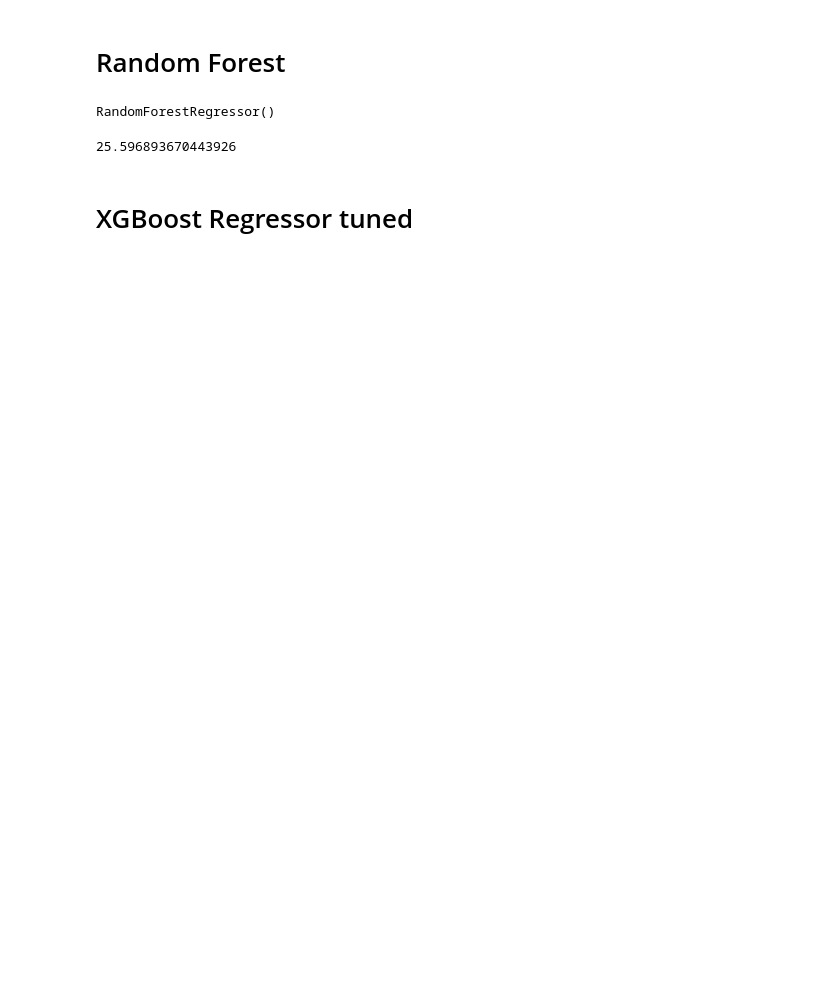
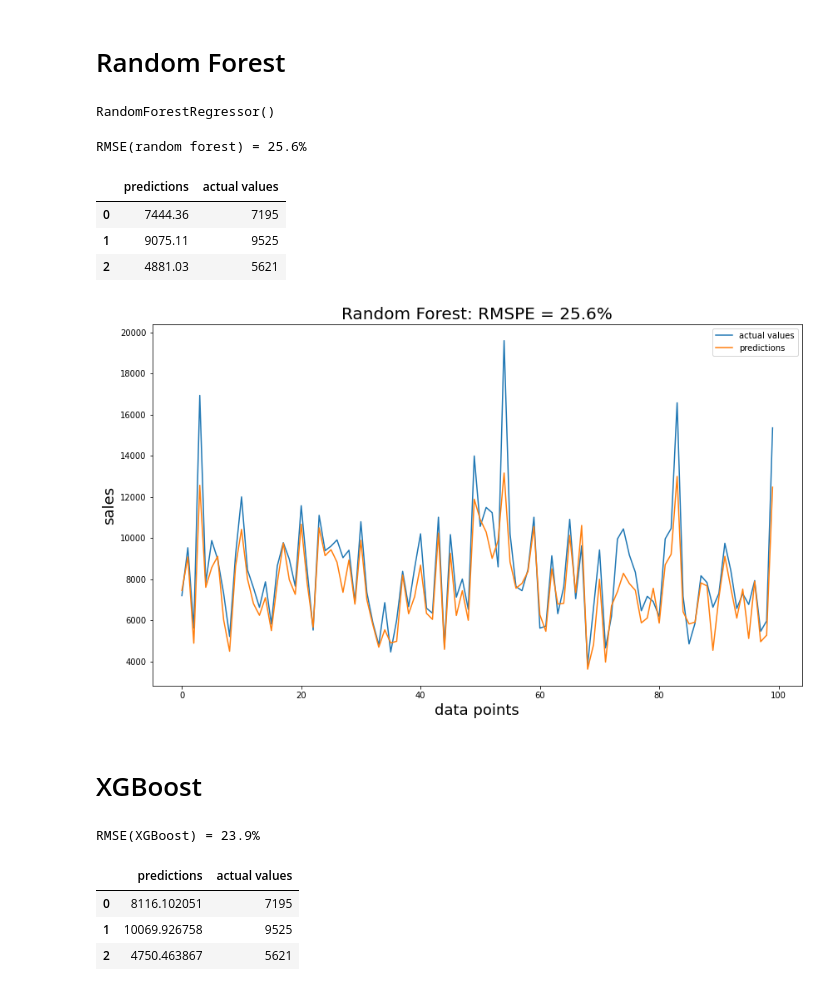
Before and after one commit to albertojulian/rossman-sales-pred, a Jupyter notebook: pipeline.ipynb, the cells around one changed output. Drawn from its saved outputs; the diff is of its cells as text; code cells hidden in the pictures; blank space fills up the shorter version.

```diff
--- a/pipeline.ipynb
+++ b/pipeline.ipynb
@@ -161,3 +147,36 @@ RandomForestRegressor()
 # %%
 # prediction
 y_pred = rf.predict(X_test)
+# %%
+# calculating the metrics
+rmspe = metric(np.array(y_pred), np.array(y_test))
+print(f'RMSE(random forest) = {round(rmspe, 1)}%')
+# %% [output]
+RMSE(random forest) = 25.6%
+# %%
+# create a datraframe containing predicted and actual values
+pred_actual = pd.DataFrame({'predictions':y_pred,'actual values':y_test})
+pred_actual = pred_actual.reset_index(drop=True)
+pred_actual.head(3)
+# %% [output]
+|  | predictions | actual values |
+| 0 | 7444.36 | 7195 |
+| 1 | 9075.11 | 9525 |
+| 2 | 4881.03 | 5621 |
+# %%
+# use previously created dataframe to make a plot
+# comparing predictions with actual values for the first n datapoints
+n_points = 100
+
+plt.figure(figsize=(14,8))
+pred_actual["actual values"][:n_points,].plot.line()
+pred_actual["predictions"][:n_points,].plot.line()
+plt.title(f'Random Forest: RMSPE = {round(rmspe, 1)}%', size=20)
+plt.xlabel('data points', size=18)
+plt.ylabel('sales', size=18)
+plt.legend()
+plt.show()
+# %% [output]
+[figure, added]
+# %% [markdown]
+# XGBoost
@@ -164,7 +191,6 @@ y_pred = rf.predict(X_test)
 # %%
 # calculating the metrics
-metric(np.array(y_pred), np.array(y_test))
+rmspe = metric(np.array(y_pred), np.array(y_test))
+print(f'RMSE(XGBoost) = {round(rmspe, 1)}%')
 # %% [output]
-25.596893670443926
+RMSE(XGBoost) = 23.9%
-# %% [markdown]
-# XGBoost Regressor tuned
@@ -188,0 +197,10 @@ metric(np.array(y_pred), np.array(y_test))
+# %%
+# create a datraframe containing predicted and actual values
+pred_actual = pd.DataFrame({'predictions':y_pred,'actual values':y_test})
+pred_actual = pred_actual.reset_index(drop=True)
+pred_actual.head(3)
+# %% [output]
+|  | predictions | actual values |
+| 0 | 8116.102051 | 7195 |
+| 1 | 10069.926758 | 9525 |
+| 2 | 4750.463867 | 5621 |
```
Also changed, not shown: parts of 17 cells of this notebook.
